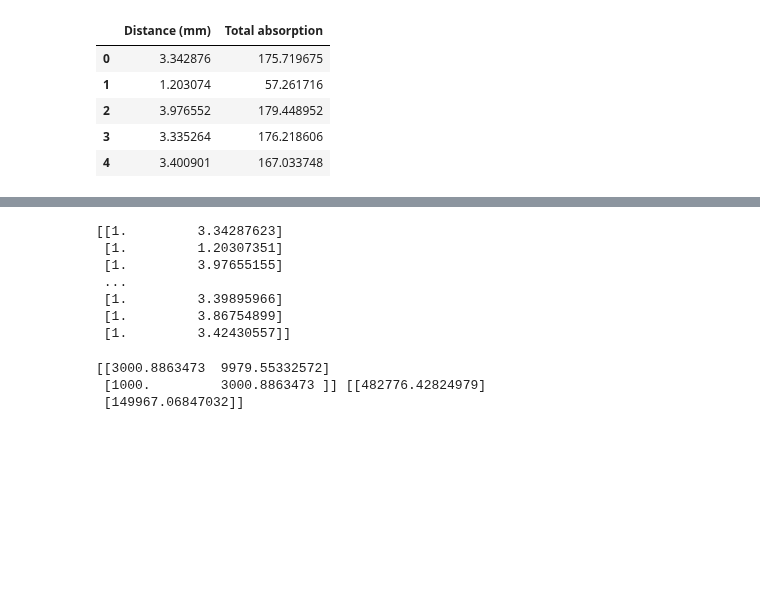
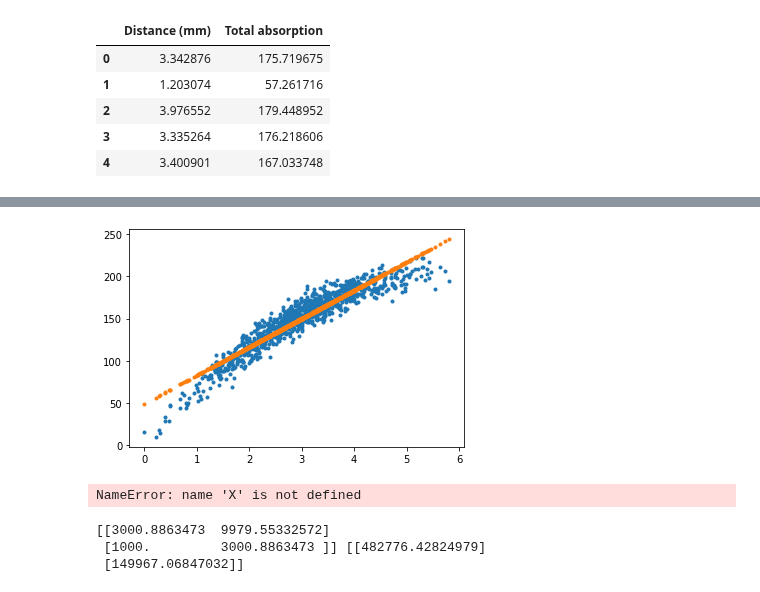
Before and after one commit to namiyousef/Intro_to_ML, a Jupyter notebook: Extra_Work/Tutorial3_Extension.ipynb, the cells around one changed output, grey strips where cells are left out. Cells and saved outputs as stored; diff of their text form; code cells hidden in the pictures; blank space fills up the shorter version.

```diff
--- a/Extra_Work/Tutorial3_Extension.ipynb
+++ b/Extra_Work/Tutorial3_Extension.ipynb
@@ -42,5 +109,13 @@ In this tutorial, we are interested in finding a simple polynomial relationship
+# %%
+m = LinearRegression(x,y)
+m.fit()
+yhat = m.predict()
+m.plot()
+# %% [output]
+[figure, added]
 # %%
-""" THIS IS FOR LATER"""
+
+
 
 def LinearRegression(X, y):
     """
@@ -57,13 +132,7 @@ def LinearRegression(X, y):
 
 LinearRegression(X,y)
 # %% [output]
-[[1.         3.34287623]
- [1.         1.20307351]
- [1.         3.97655155]
- ...
- [1.         3.39895966]
- [1.         3.86754899]
- [1.         3.42430557]]
+NameError: name 'X' is not defined
 # %%
 class Regression():
     """ Class for regression """
```
Also changed, not shown: parts of 5 cells of this notebook.
